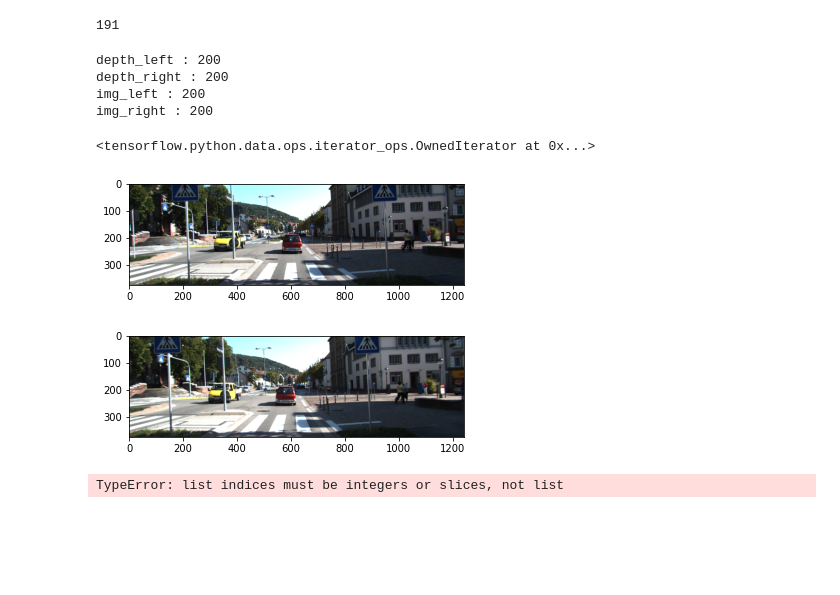
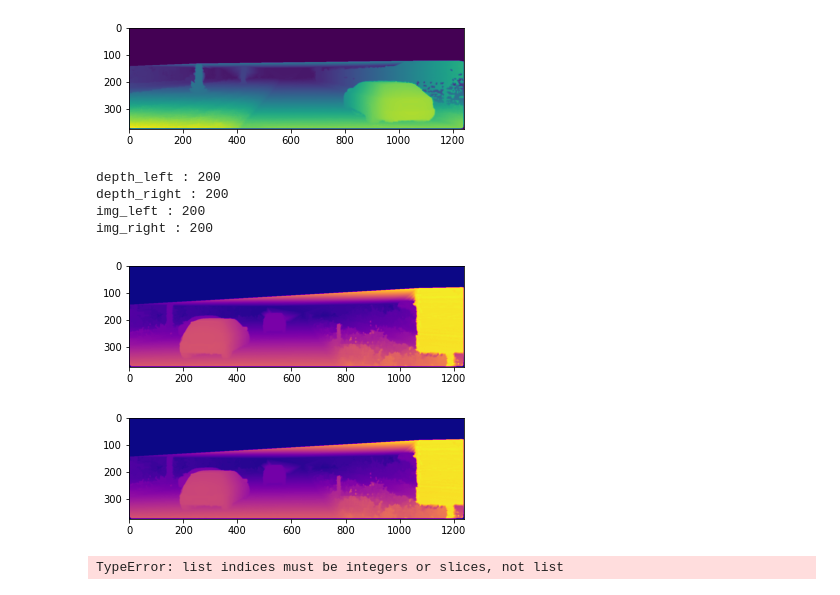
Before and after one commit to HarishBachu/MonocularDepth, a Jupyter notebook: model_training.ipynb, the cells around one changed output. Cells and saved outputs as stored; diff of their text form; code cells hidden in the pictures; blank space fills up the shorter version.

```diff
--- a/model_training.ipynb
+++ b/model_training.ipynb
@@ -26,10 +26,3 @@ test_img_right = "../Datasets/stereo/data_scene_flow/testing/image_3"
 
 train_paths = [train_depth_left, train_depth_right, train_img_left, train_img_right]
 test_paths = [None, None, test_img_left, test_img_right]
-# %%
-ds = len(os.listdir(train_depth_right))
-indices = random.sample(range(0, ds), 32)
-# max(indices)
-sns.countplot(indices)
-# %% [output]
-191
@@ -36,3 +46,10 @@ sns.countplot(indices)
+# %%
+depth_path = "../Datasets/stereo/data_scene_flow/training/disp_occ_0/000018_10.png"
+depth_map = load_depth(depth_path)
+plt.imshow(depth_map)
+plt.show()
+# %% [output]
+[figure, added]
 # %%
 class DataLoader:
 
@@ -68,19 +85,38 @@ class DataLoader:
             self.data["img_right"] = [os.path.join(self.img_right, i) for i in tqdm(self.data_paths, desc="Loading Stereo Right Test Images", ncols=100)]
 
     def load_img(self, img_path):
-        img = tf.io.read_file(img_path)
-        img = tf.image.decode_png(img, channels=3)
+        # img = tf.io.read_file(img_path)
+        # img = tf.image.decode_png(img, channels=3)
+        # return img/256
+        img = np.asarray(Image.open(img_path))/256.
         return img
 
+    # @tf.function
+    def linear_interpolation(self, shape, xyd_img):
+        m, n = shape
+        ij, d = xyd_img[:, 1::-1], xyd_img[:, 2]
+        f = scipy.interpolate.LinearNDInterpolator(ij, d, fill_value=0)
+        J, I = np.meshgrid(np.arange(n), np.arange(m))
+        IJ = np.vstack([I.flatten(), J.flatten()]).T
+        disparity = f(IJ).reshape(shape)
+        return disparity
+
+    # @tf.function
+    def load_depth(self, depth_path):
+        depth_map = self.load_img(depth_path)
+        x, y = np.where(depth_map > 0)
+        d = depth_map[depth_map != 0]
+        xyd = np.stack((y, x, d)).T
+        gt = self.linear_interpolation(depth_map.shape, xyd)
+        return gt
+
     def getBatch(self):
-
         indices = random.sample(range(0, self.data_size), self.batch_size)
-
         data = {
-            "img_left": tf.data.Dataset.from_tensor_slices([self.data["img_left"][i] for i in indices]).map(lambda x : self.load_img(x)),
-            "img_right": tf.data.Dataset.from_tensor_slices([self.data["img_right"][i] for i in indices]).map(lambda x : self.load_img(x)),
-            "depth_left": tf.data.Dataset.from_tensor_slices([self.data["depth_left"][i] for i in indices]).map(lambda x : self.load_img(x)),
-            "depth_right": tf.data.Dataset.from_tensor_slices([self.data["depth_right"][i] for i in indices]).map(lambda x : self.load_img(x))
+            "img_left": [self.load_img(self.data["img_left"][i]) for i in indices],
+            "img_right": [self.load_img(self.data["img_right"][i]) for i in indices],
+            "depth_left": [self.load_depth(self.data["depth_left"][i]) for i in indices],
+            "depth_right": [self.load_depth(self.data["depth_right"][i]) for i in indices]
         }
         return data
 # %%
@@ -95,20 +131,16 @@ img_left : 200
 img_right : 200
 # %%
 batch = datagen.getBatch()
-# %%
-it
-# %% [output]
-<tensorflow.python.data.ops.iterator_ops.OwnedIterator at 0x...>
 # %%
 # it_il = iter(batch["img_left"])
 # it_ir = iter(batch["img_right"])
-plt.imshow(it_il.next())
+plt.imshow(batch["depth_left"][0], cmap="plasma")
 plt.show()
-plt.imshow(it_ir.next())
+plt.imshow(batch["depth_right"][0], cmap="plasma")
 plt.show()
 # %% [output]
-[figure, old version]
+[figure, new version]
-[figure, old version]
+[figure, new version]
 # %%
 #Rough Work Below
 # %%
```
Also changed, not shown: parts of 2 cells of this notebook.
